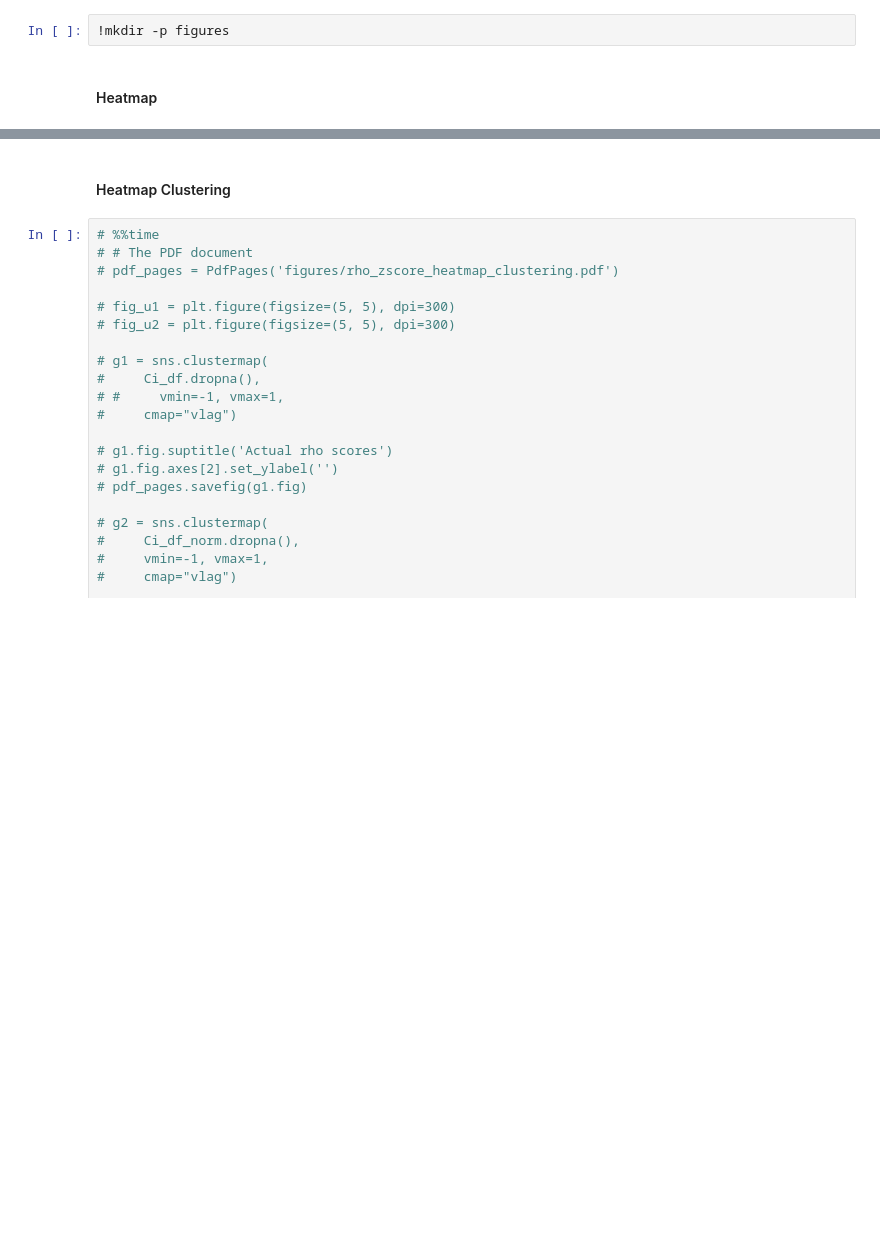
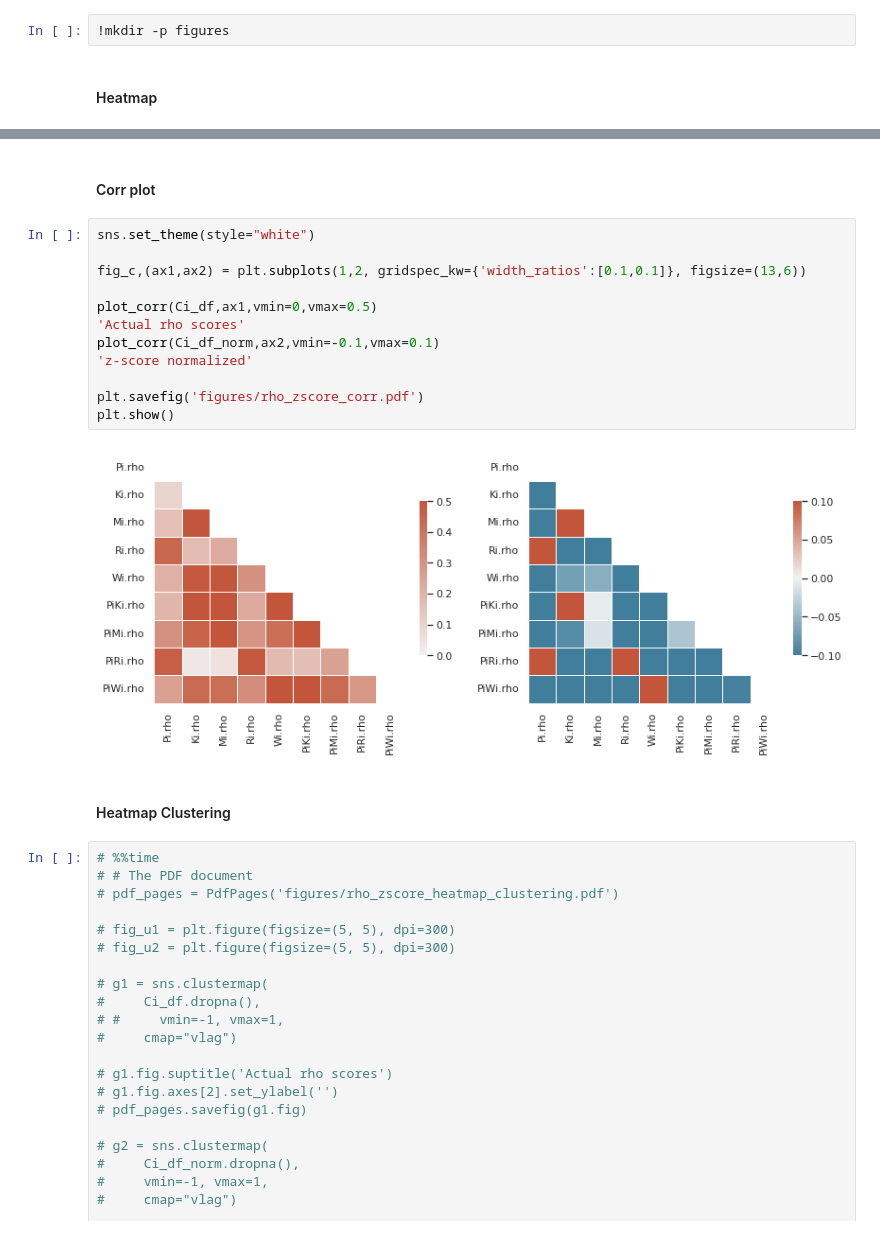
Before and after one commit to abearab/DDRi-screens, a Jupyter notebook: integrate-screens.ipynb, the cells around one changed output, grey strips where cells are left out. Cells and saved outputs as stored; diff of their text form; blank space fills up the shorter version.

Commit message:
add corr plot

```diff
--- a/integrate-screens.ipynb
+++ b/integrate-screens.ipynb
@@ -142,3 +142,19 @@ plt.savefig('figures/rho_zscore_heatmap.pdf')
+# %% [markdown]
+#### Corr plot
+# %%
+sns.set_theme(style="white")
+
+fig_c,(ax1,ax2) = plt.subplots(1,2, gridspec_kw={'width_ratios':[0.1,0.1]}, figsize=(13,6))
+
+plot_corr(Ci_df,ax1,vmin=0,vmax=0.5)
+'Actual rho scores'
+plot_corr(Ci_df_norm,ax2,vmin=-0.1,vmax=0.1)
+'z-score normalized'
+
+plt.savefig('figures/rho_zscore_corr.pdf')
+plt.show()
+# %% [output]
+[figure, added]
 # %% [markdown]
 #### Heatmap Clustering
 # %%
```
Also changed, not shown: parts of 2 cells of this notebook, 3 other files.
